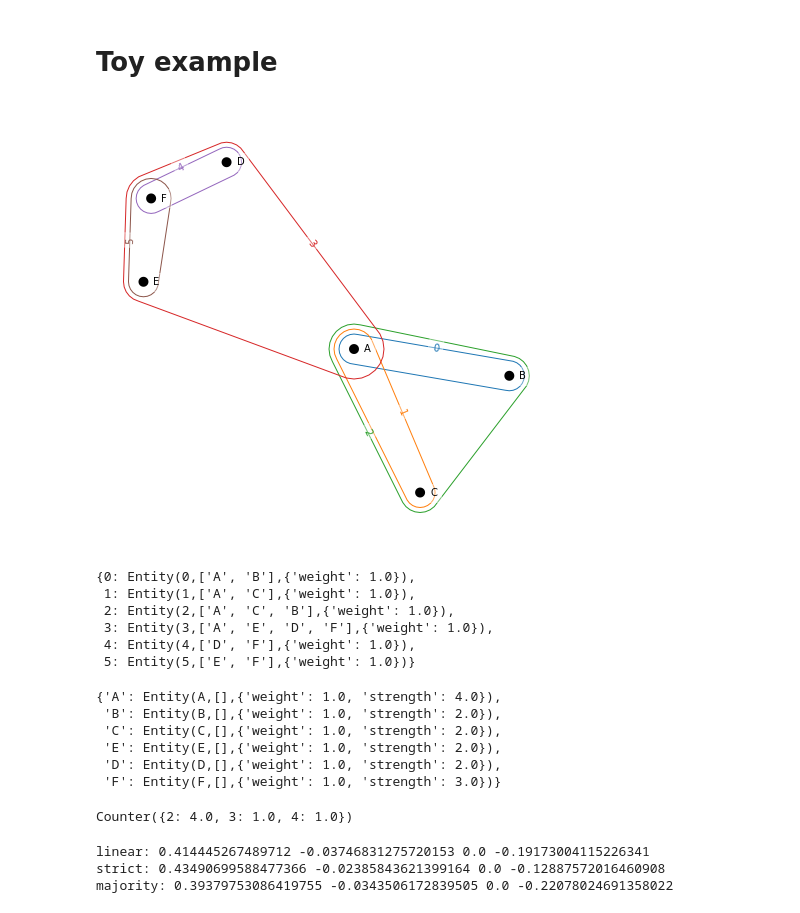
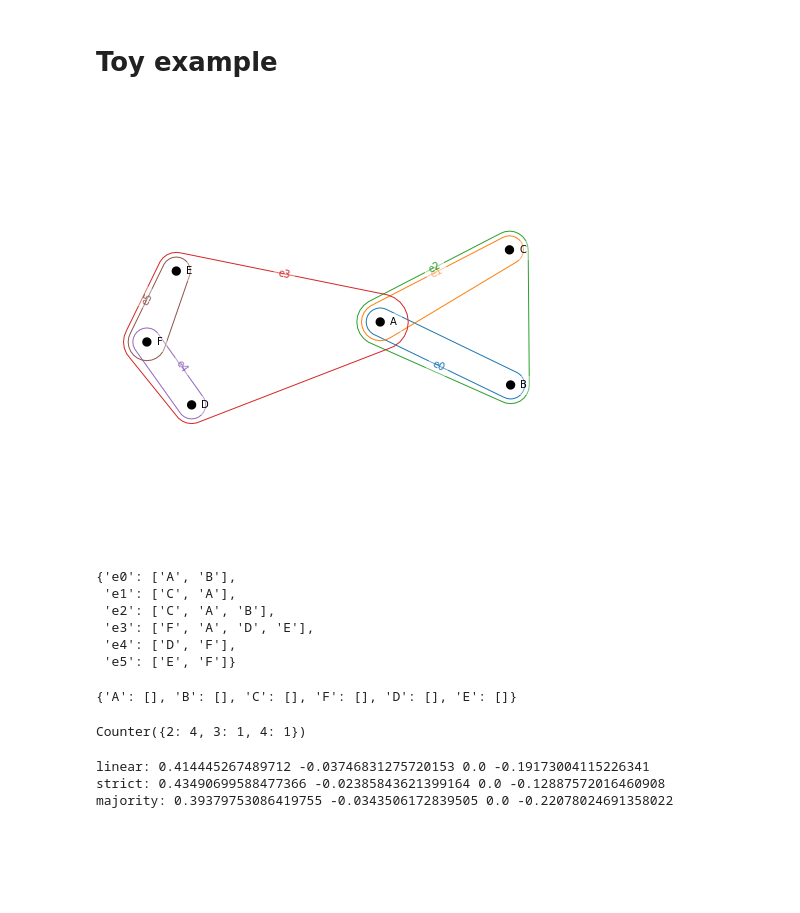
Before and after one commit to pnnl/HyperNetX, a Jupyter notebook: tutorials/Tutorial 13 - Hypergraph Modularity and Clustering.ipynb, the cells around one changed output. Cells and saved outputs as stored; diff of their text form; code cells hidden in the pictures; blank space fills up the shorter version.

Commit message:
updated hypergraph_modularity to work with static and take advantage of some optimized algorithms.

```diff
--- a/tutorials/Tutorial 13 - Hypergraph Modularity and Clustering.ipynb
+++ b/tutorials/Tutorial 13 - Hypergraph Modularity and Clustering.ipynb
@@ -98,13 +98,12 @@ Returned partition is a list of sets.
 # %% [markdown]
 # Toy example
 # %%
-## build an hypergraph from a list of sets (the hyperedges)
-## using 'enumerate', edges will have integer IDs
+## build a hypergraph from a list of sets (the hyperedges)
 E = [{'A','B'},{'A','C'},{'A','B','C'},{'A','D','E','F'},{'D','F'},{'E','F'}]
-HG = hnx.Hypergraph(dict(enumerate(E)))
+HG = hnx.Hypergraph(E,static=True)
 hnx.draw(HG)
 # %% [output]
-[figure, old version]
+[figure, new version]
 # %%
 ## compute node strength (add unit weight is none), d-degrees, binomial coefficients
 hmod.precompute_attributes(HG)
@@ -112,26 +111,21 @@ hmod.precompute_attributes(HG)
 ## the edges (unit weights added by default)
 HG.edges.elements
 # %% [output]
-{0: Entity(0,['A', 'B'],{'weight': 1.0}),
- 1: Entity(1,['A', 'C'],{'weight': 1.0}),
- 2: Entity(2,['A', 'C', 'B'],{'weight': 1.0}),
- 3: Entity(3,['A', 'E', 'D', 'F'],{'weight': 1.0}),
- 4: Entity(4,['D', 'F'],{'weight': 1.0}),
- 5: Entity(5,['E', 'F'],{'weight': 1.0})}
+{'e0': ['A', 'B'],
+ 'e1': ['C', 'A'],
+ 'e2': ['C', 'A', 'B'],
+ 'e3': ['F', 'A', 'D', 'E'],
+ 'e4': ['D', 'F'],
+ 'e5': ['E', 'F']}
 # %%
 ## the nodes (here strength = degree since all weights are 1)
 HG.nodes.elements
 # %% [output]
-{'A': Entity(A,[],{'weight': 1.0, 'strength': 4.0}),
- 'B': Entity(B,[],{'weight': 1.0, 'strength': 2.0}),
- 'C': Entity(C,[],{'weight': 1.0, 'strength': 2.0}),
- 'E': Entity(E,[],{'weight': 1.0, 'strength': 2.0}),
- 'D': Entity(D,[],{'weight': 1.0, 'strength': 2.0}),
- 'F': Entity(F,[],{'weight': 1.0, 'strength': 3.0})}
+{'A': [], 'B': [], 'C': [], 'F': [], 'D': [], 'E': []}
 # %%
 HG.d_weights
 # %% [output]
-Counter({2: 4.0, 3: 1.0, 4: 1.0})
+Counter({2: 4, 3: 1, 4: 1})
 # %%
 ## compute modularity qH for the following partitions:
 A1 = [{'A','B','C'},{'D','E','F'}]
```
Also changed, not shown: parts of 9 cells of this notebook, 2 other files.
